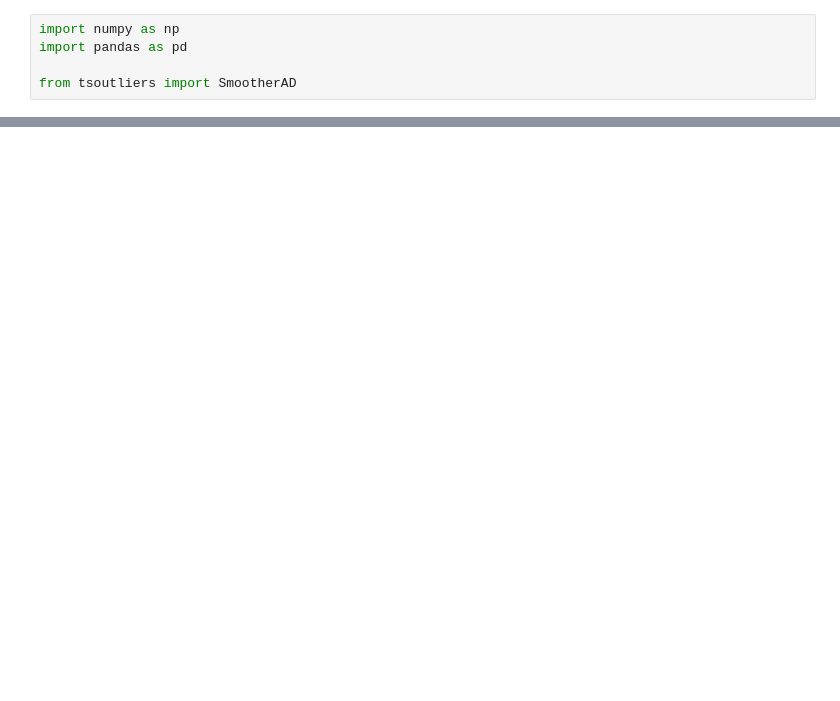
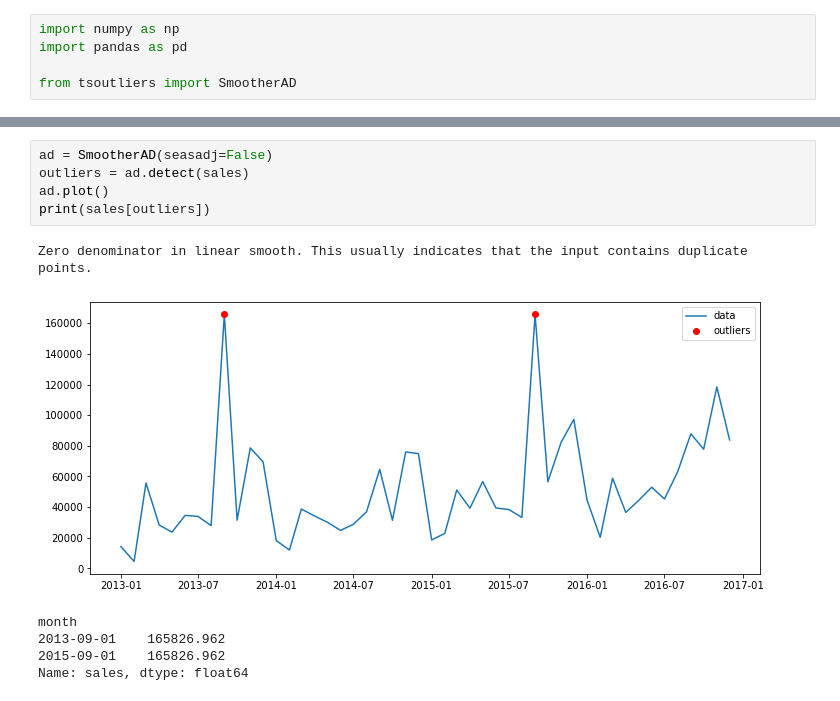
Before and after one commit to chengchengbai/tsoutlier, a Jupyter notebook: example.ipynb, the cells around one changed output, grey strips where cells are left out. Cells and saved outputs as stored; diff of their text form; blank space fills up the shorter version.

```diff
--- a/example.ipynb
+++ b/example.ipynb
@@ -7,0 +20,12 @@ from tsoutliers import SmootherAD
+# %%
+ad = SmootherAD(seasadj=False)
+outliers = ad.detect(sales)
+ad.plot()
+print(sales[outliers])
+# %% [output]
+Zero denominator in linear smooth. This usually indicates that the input contains duplicate points.
+[figure, added]
+month
+2013-09-01    165826.962
+2015-09-01    165826.962
+Name: sales, dtype: float64
```
Also changed, not shown: parts of 21 cells of this notebook, 1 other file.
